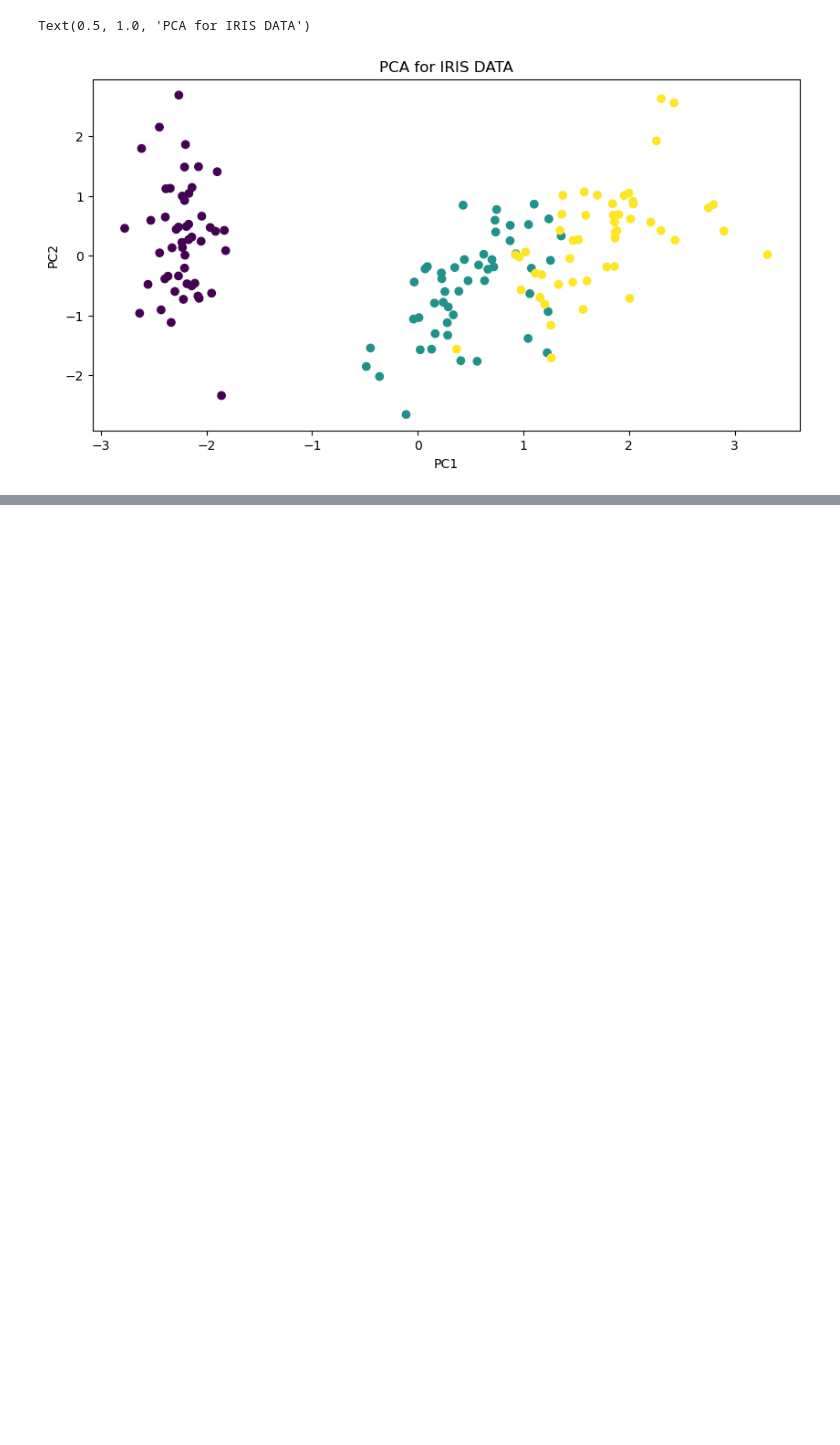
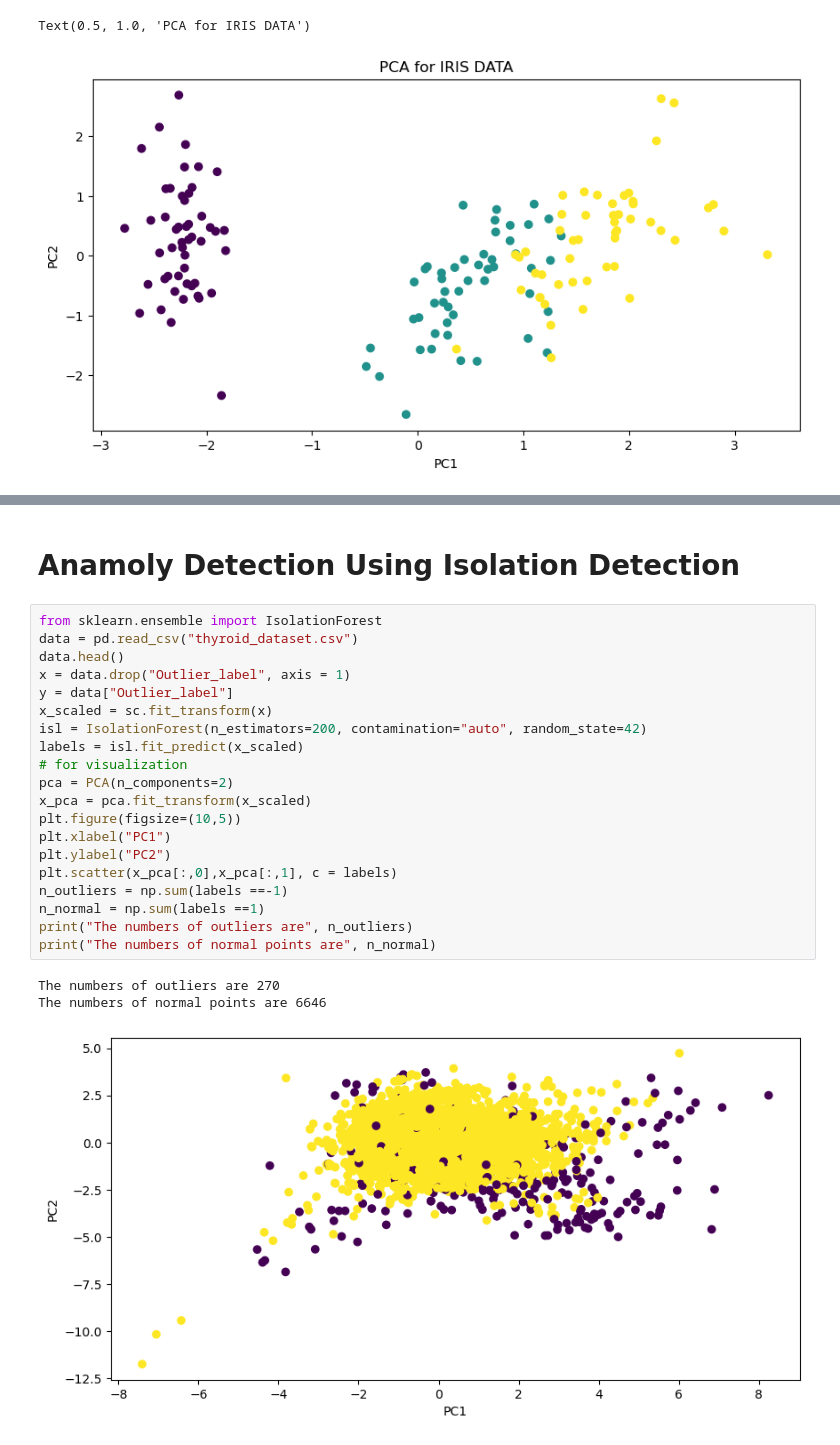
Before and after one commit to aneesi6247-lgtm/Unsupervised-Machine-Learning, a Jupyter notebook: Part_02_PCA.ipynb, the cells around one changed output, grey strips where cells are left out. Drawn from its saved outputs; the diff is of its cells as text; blank space fills up the shorter version.

```diff
--- a/Part_02_PCA.ipynb
+++ b/Part_02_PCA.ipynb
@@ -36,0 +53,26 @@ Text(0.5, 1.0, 'PCA for IRIS DATA')
+# %% [markdown]
+# Anamoly Detection Using Isolation Detection
+# %%
+from sklearn.ensemble import IsolationForest
+data = pd.read_csv("thyroid_dataset.csv")
+data.head()
+x = data.drop("Outlier_label", axis = 1)
+y = data["Outlier_label"]
+x_scaled = sc.fit_transform(x)
+isl = IsolationForest(n_estimators=200, contamination="auto", random_state=42)
+labels = isl.fit_predict(x_scaled)
+# for visualization
+pca = PCA(n_components=2)
+x_pca = pca.fit_transform(x_scaled)
+plt.figure(figsize=(10,5))
+plt.xlabel("PC1")
+plt.ylabel("PC2")
+plt.scatter(x_pca[:,0],x_pca[:,1], c = labels)
+n_outliers = np.sum(labels ==-1)
+n_normal = np.sum(labels ==1)
+print("The numbers of outliers are", n_outliers)
+print("The numbers of normal points are", n_normal)
+# %% [output]
+The numbers of outliers are 270
+The numbers of normal points are 6646
+[figure, added]
```
Also changed, not shown: parts of 5 cells of this notebook, 1 other file.
